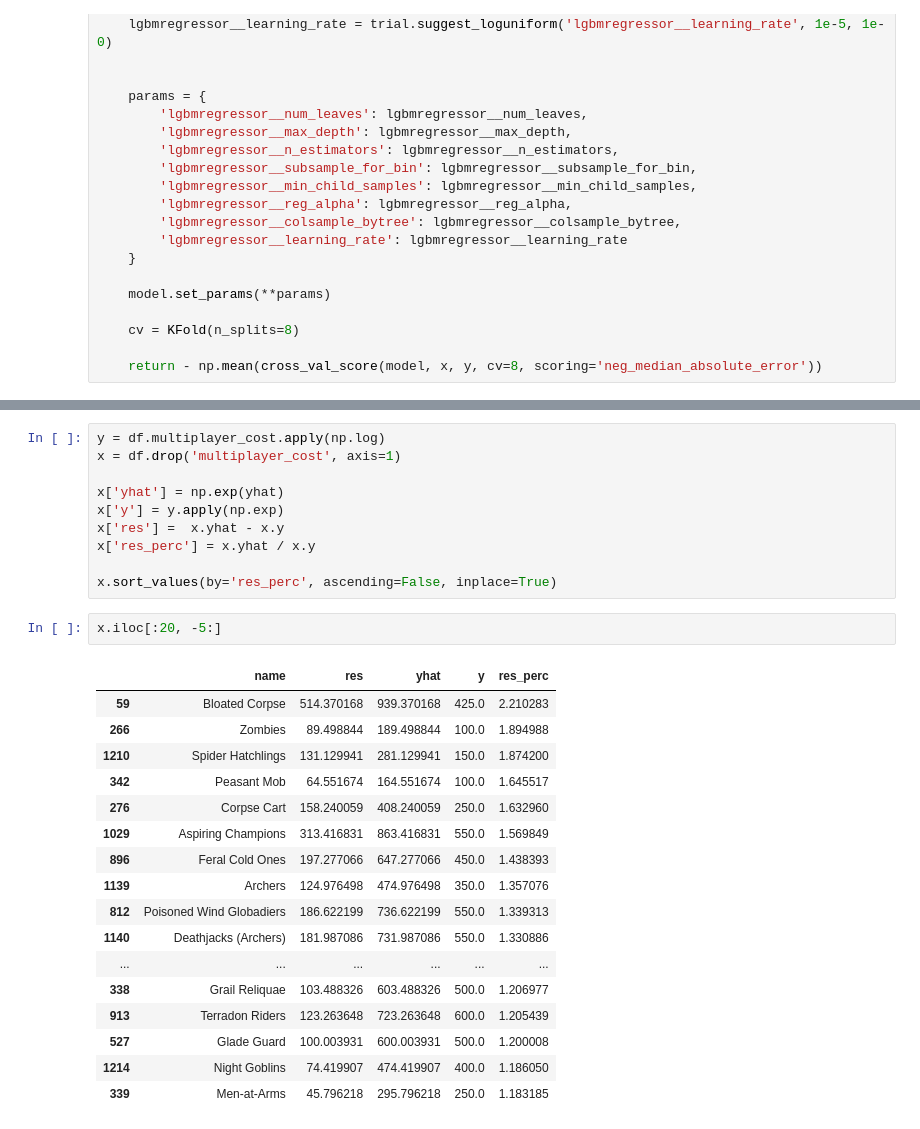
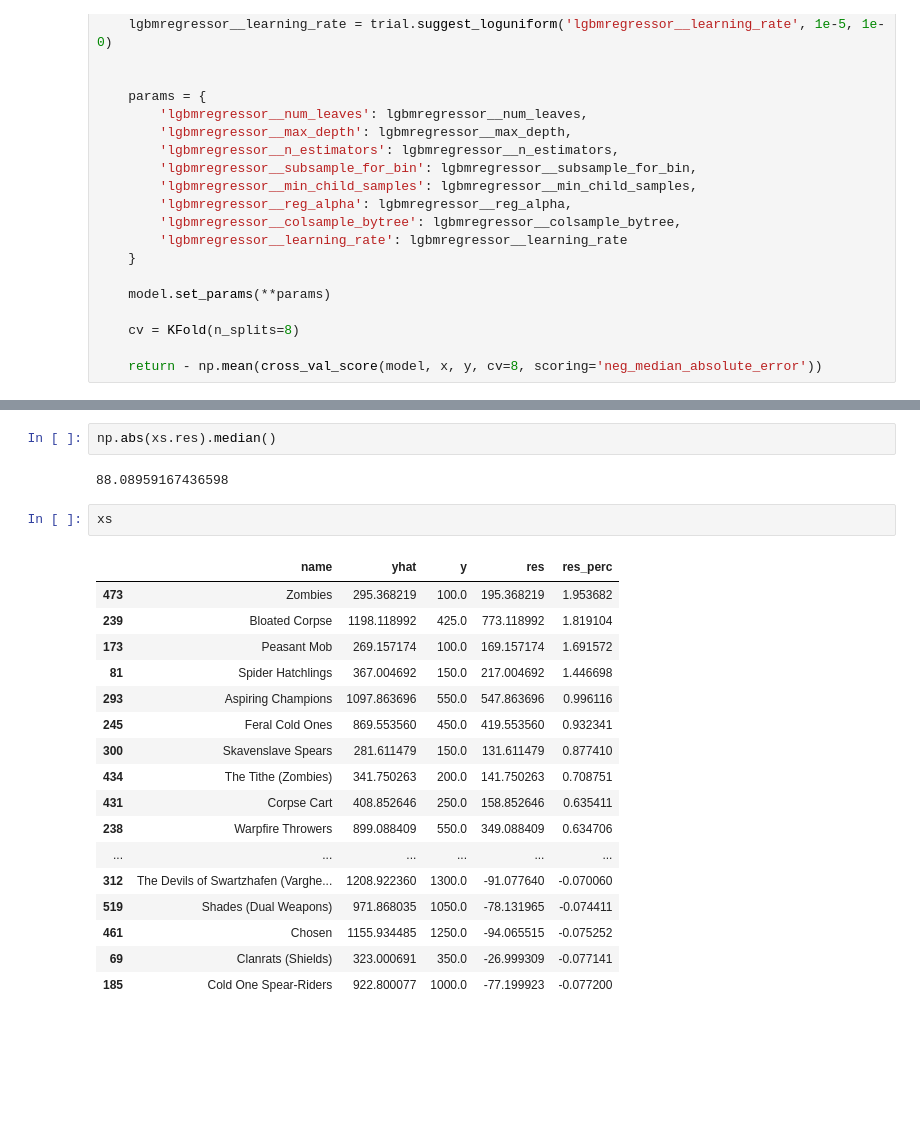
Before and after one commit to PiotrekGa/tww_stats, a Jupyter notebook: notebooks/01_choose_variables.ipynb, the cells around one changed output, grey strips where cells are left out. Saved outputs shown, nothing was run; the diff lists cells and outputs as text; blank space fills up the shorter version.

```diff
--- a/notebooks/01_choose_variables.ipynb
+++ b/notebooks/01_choose_variables.ipynb
@@ -336,30 +239,24 @@ sns.scatterplot(y.apply(np.exp), np.exp(yhat), alpha=0.1);
-# %%
-y = df.multiplayer_cost.apply(np.log)
-x = df.drop('multiplayer_cost', axis=1)
-
-x['yhat'] = np.exp(yhat)
-x['y'] = y.apply(np.exp)
-x['res'] =  x.yhat - x.y
-x['res_perc'] = x.yhat / x.y
-
-x.sort_values(by='res_perc', ascending=False, inplace=True)
-# %%
-x.iloc[:20, -5:]
-# %% [output]
-|  | name | res | yhat | y | res_perc |
-| 59 | Bloated Corpse | 514.370168 | 939.370168 | 425.0 | 2.210283 |
-| 266 | Zombies | 89.498844 | 189.498844 | 100.0 | 1.894988 |
-| 1210 | Spider Hatchlings | 131.129941 | 281.129941 | 150.0 | 1.874200 |
-| 342 | Peasant Mob | 64.551674 | 164.551674 | 100.0 | 1.645517 |
-| 276 | Corpse Cart | 158.240059 | 408.240059 | 250.0 | 1.632960 |
-| 1029 | Aspiring Champions | 313.416831 | 863.416831 | 550.0 | 1.569849 |
-| 896 | Feral Cold Ones | 197.277066 | 647.277066 | 450.0 | 1.438393 |
-| 1139 | Archers | 124.976498 | 474.976498 | 350.0 | 1.357076 |
-| 812 | Poisoned Wind Globadiers | 186.622199 | 736.622199 | 550.0 | 1.339313 |
-| 1140 | Deathjacks (Archers) | 181.987086 | 731.987086 | 550.0 | 1.330886 |
-| ... | ... | ... | ... | ... | ... |
-| 338 | Grail Reliquae | 103.488326 | 603.488326 | 500.0 | 1.206977 |
-| 913 | Terradon Riders | 123.263648 | 723.263648 | 600.0 | 1.205439 |
-| 527 | Glade Guard | 100.003931 | 600.003931 | 500.0 | 1.200008 |
-| 1214 | Night Goblins | 74.419907 | 474.419907 | 400.0 | 1.186050 |
-| 339 | Men-at-Arms | 45.796218 | 295.796218 | 250.0 | 1.183185 |
+# %%
+np.abs(xs.res).median()
+# %% [output]
+88.08959167436598
+# %%
+xs
+# %% [output]
+|  | name | yhat | y | res | res_perc |
+| 473 | Zombies | 295.368219 | 100.0 | 195.368219 | 1.953682 |
+| 239 | Bloated Corpse | 1198.118992 | 425.0 | 773.118992 | 1.819104 |
+| 173 | Peasant Mob | 269.157174 | 100.0 | 169.157174 | 1.691572 |
+| 81 | Spider Hatchlings | 367.004692 | 150.0 | 217.004692 | 1.446698 |
+| 293 | Aspiring Champions | 1097.863696 | 550.0 | 547.863696 | 0.996116 |
+| 245 | Feral Cold Ones | 869.553560 | 450.0 | 419.553560 | 0.932341 |
+| 300 | Skavenslave Spears | 281.611479 | 150.0 | 131.611479 | 0.877410 |
+| 434 | The Tithe (Zombies) | 341.750263 | 200.0 | 141.750263 | 0.708751 |
+| 431 | Corpse Cart | 408.852646 | 250.0 | 158.852646 | 0.635411 |
+| 238 | Warpfire Throwers | 899.088409 | 550.0 | 349.088409 | 0.634706 |
+| ... | ... | ... | ... | ... | ... |
+| 312 | The Devils of Swartzhafen (Varghe... | 1208.922360 | 1300.0 | -91.077640 | -0.070060 |
+| 519 | Shades (Dual Weapons) | 971.868035 | 1050.0 | -78.131965 | -0.074411 |
+| 461 | Chosen | 1155.934485 | 1250.0 | -94.065515 | -0.075252 |
+| 69 | Clanrats (Shields) | 323.000691 | 350.0 | -26.999309 | -0.077141 |
+| 185 | Cold One Spear-Riders | 922.800077 | 1000.0 | -77.199923 | -0.077200 |
```
Also changed, not shown: parts of 35 cells of this notebook, 3 other files.
